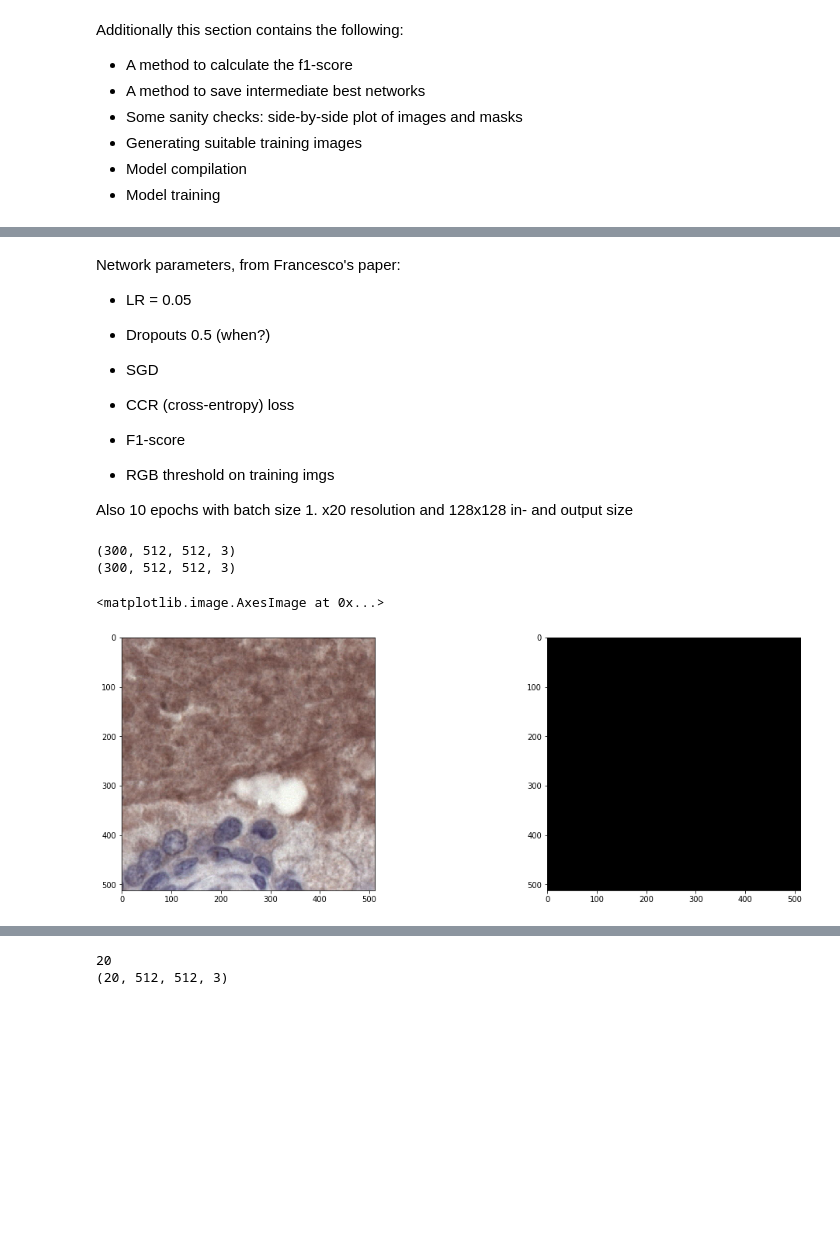
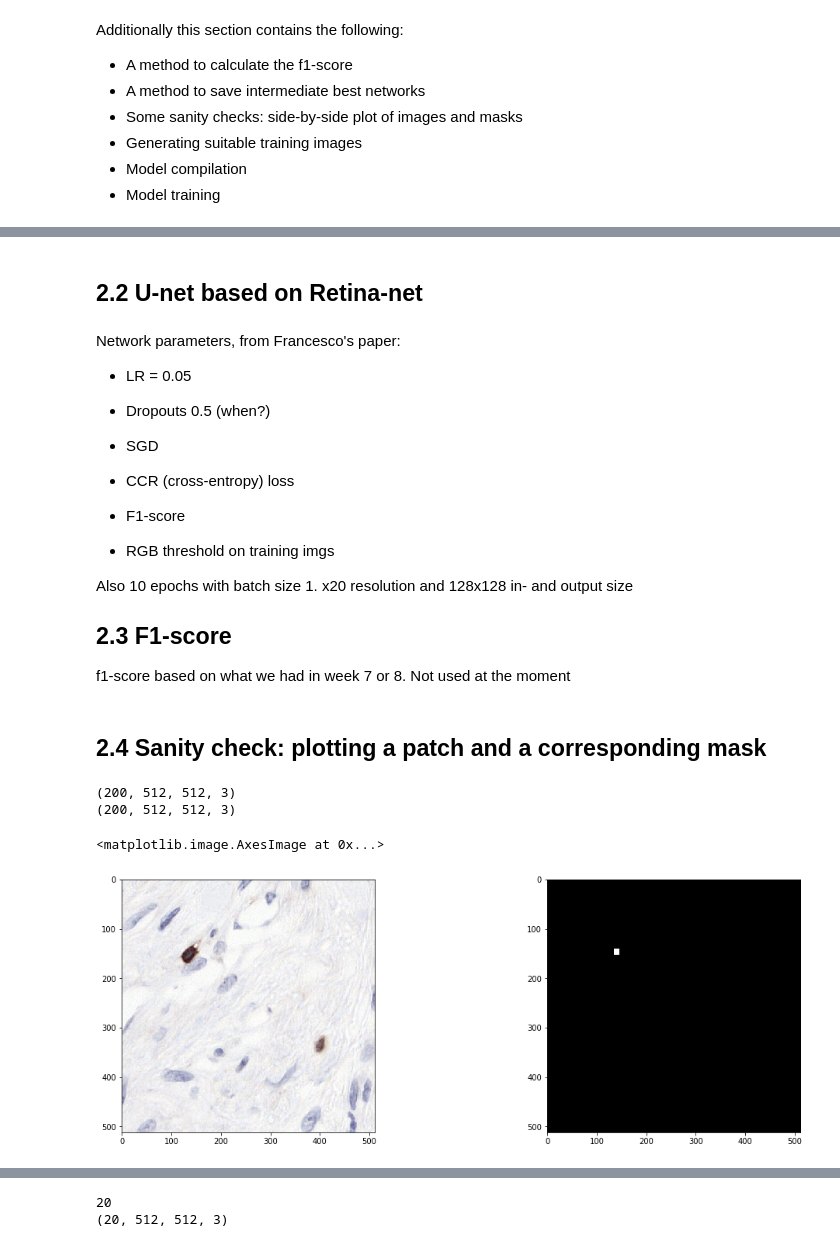
Before and after one commit to jeffluppes/ISMI2018, a Jupyter notebook: Project/ProjectNotebook.ipynb, the cells around one changed output, grey strips where cells are left out. Saved outputs shown, nothing was run; the diff lists cells and outputs as text; code cells hidden in the pictures; blank space fills up the shorter version.

```diff
--- a/Project/ProjectNotebook.ipynb
+++ b/Project/ProjectNotebook.ipynb
@@ -328,7 +302,7 @@ def getCoord(img, img_path, width, height, csv_file):
     #poi = pois[np.random.choice(len(pois))]
     return (0, 0)
 # %%
-patches = generate_patches(train_dir, train_masks_dir, 300, 512, 512)
+patches = generate_patches(train_dir, train_masks_dir, 200, 512, 512)
 mask_patches = []
 img_patches = []
 for patch in patches:
@@ -527,5 +517,7 @@ def get_unet(img_rows=512, img_cols=512, channels=3):
 
     return model
+# %% [markdown]
+## 2.2 U-net based on Retina-net
 # %%
 def get_secondunet(img_rows=512, img_cols=512, channels=3):
     inputs = Input(shape=(img_rows, img_cols, channels))
@@ -581,6 +573,9 @@ Network parameters, from Francesco's paper:
 * RGB threshold on training imgs
 
 Also 10 epochs with batch size 1. x20 resolution and 128x128 in- and output size
+
+## 2.3 F1-score
+f1-score based on what we had in week 7 or 8. Not used at the moment
 # %%
 def f1_score(y_true, y_pred):
     # Compute precision, recall and obtain several detection thresholds
@@ -591,24 +586,23 @@ def f1_score(y_true, y_pred):
     f1 = f1[~np.isnan(f1)]
 
     return f1
+# %% [markdown]
+## 2.4 Sanity check: plotting a patch and a corresponding mask
 # %%
-print(np.asarray(img_patches).shape) #should be (512, 512, 3)
-print(np.asarray(mask_patches).shape)
-y_train = np.asarray(mask_patches)
-y_train = y_train[:,:,:,1]
-#y_train = y_train.reshape((-1, 1))
-ino = 7
+print(np.asarray(img_patches).shape) #should be (num_samples, 512, 512, 3)
+print(np.asarray(mask_patches).shape) #should be (num_samples, 512, 512)
+ino = 9
 
 plt.figure(1, figsize=(18, 6))
 # for the record, matplotlib uses this short-hand notation to show subplots. The 121 here stands for 1 row, 2 columns, first img
 # now you know how to use subplots like a pro.
 plt.subplot(121)
 plt.imshow(img_patches[ino])
 
 plt.subplot(122)
 plt.imshow(mask_patches[ino])
 # %% [output]
-(300, 512, 512, 3)
-(300, 512, 512, 3)
+(200, 512, 512, 3)
+(200, 512, 512, 3)
 <matplotlib.image.AxesImage at 0x...>
-[figure, old version]
+[figure, new version]
```
Also changed, not shown: parts of 57 cells of this notebook.
